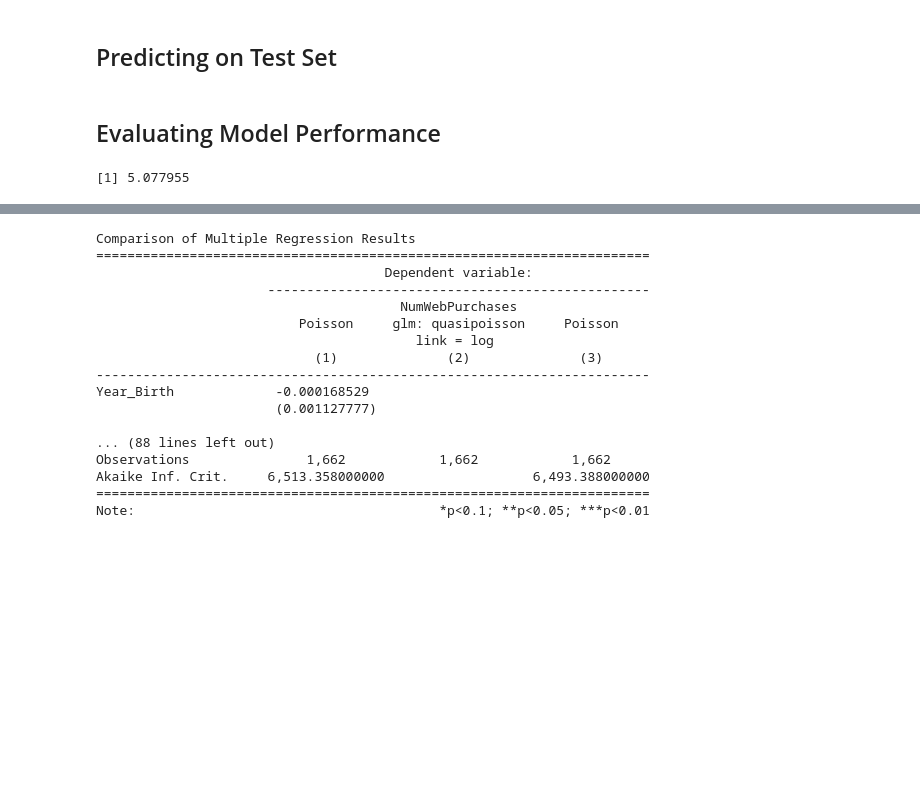
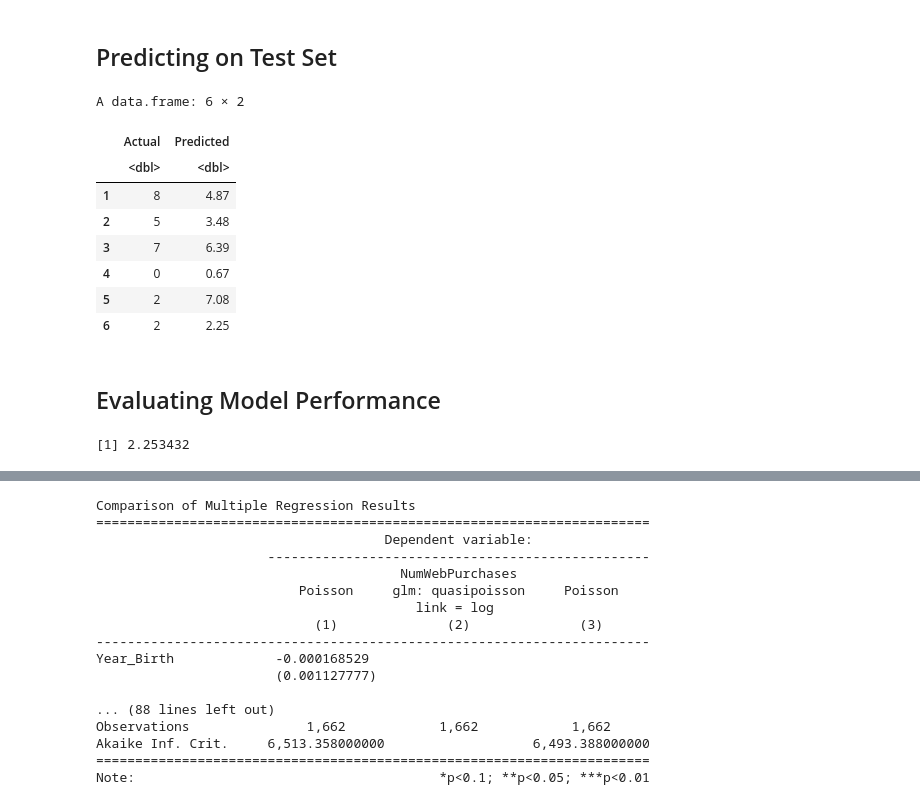
Before and after one commit to DrakenRaptor/STAT301_ProjectGrp26, a Jupyter notebook: STAT301 Grp 26 Project Final.ipynb, the cells around one changed output, grey strips where cells are left out. Saved outputs shown, nothing was run; the diff lists cells and outputs as text; code cells hidden in the pictures; blank space fills up the shorter version.

Commit message:
Changed MSE to RMSE, and wrote its interp

```diff
--- a/STAT301 Grp 26 Project Final.ipynb
+++ b/STAT301 Grp 26 Project Final.ipynb
@@ -610,10 +610,27 @@ A tibble: 30 × 5
 ## Predicting on Test Set
 # %%
 # Main Developer: Aryan
+#predicting number of web purchases for each observation in the test set.
 predicted_counts <- predict(poisson_final, newdata = market_X_test,
                             type = "response") #type = "response" gives predictions on the original scale
 
-#gives you the predicted number of web purchases for each observation in the test set.
+#making a table of comparison between predicted values and actual values
+results_compare <- data.frame(
+  Actual = market_Y_test,
+  Predicted = round(predicted_counts, 2)
+)
+
+head(results_compare)
+# %% [output]
+A data.frame: 6 × 2
+|  | Actual | Predicted |
+|  | <dbl> | <dbl> |
+| 1 | 8 | 4.87 |
+| 2 | 5 | 3.48 |
+| 3 | 7 | 6.39 |
+| 4 | 0 | 0.67 |
+| 5 | 2 | 7.08 |
+| 6 | 2 | 2.25 |
 # %% [markdown]
 ## Evaluating Model Performance
 # %%
@@ -621,7 +638,7 @@ predicted_counts <- predict(poisson_final, newdata = market_X_test,
 actual_counts <- market_Y_test
 
 # Mean Squared Error
-mse <- mean((predicted_counts - actual_counts)^2)
-print(mse)
+rmse <- sqrt(mean((predicted_counts - actual_counts)^2))
+print(rmse)
 # %% [output]
-[1] 5.077955
+[1] 2.253432
```
Also changed, not shown: parts of 1 cell of this notebook.
